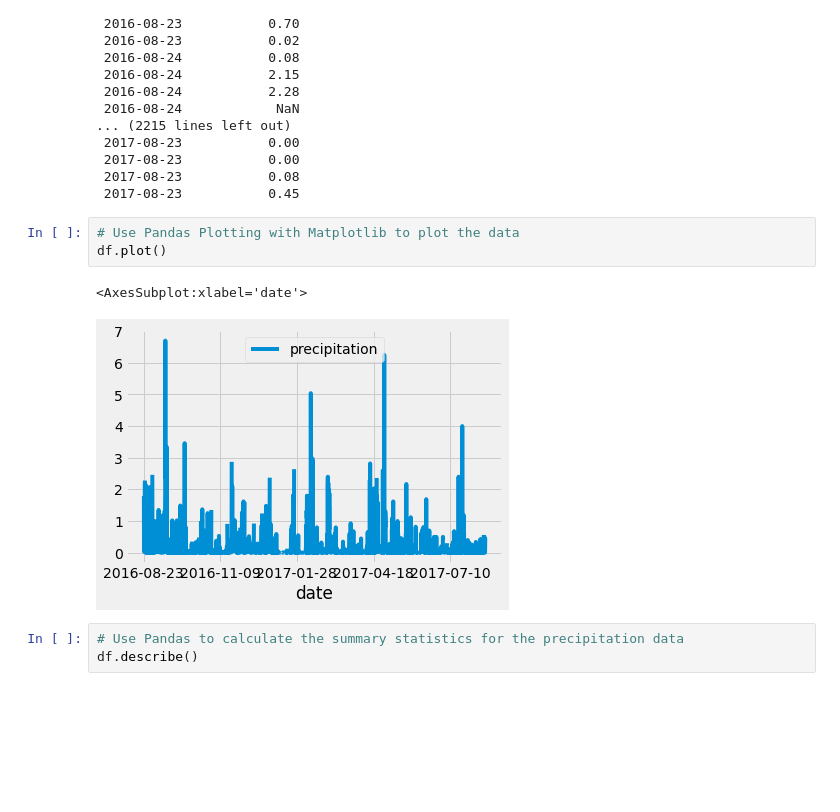
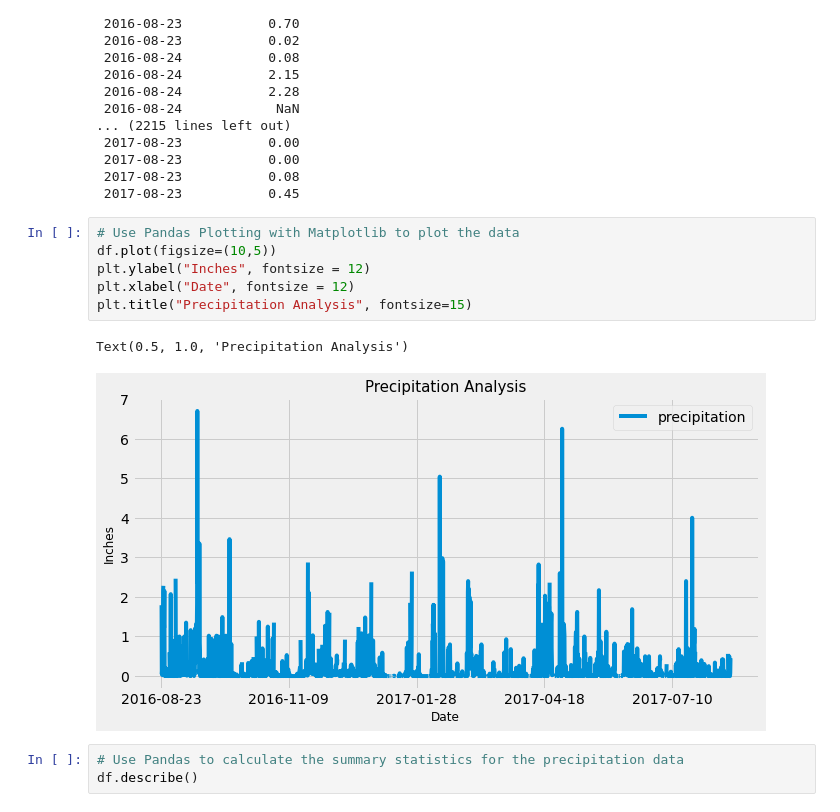
Before and after one commit to KristinaCastro/surfs_up, a Jupyter notebook: climate_analysis.ipynb, the cells around one changed output. Drawn from its saved outputs; the diff is of its cells as text; blank space fills up the shorter version.

```diff
--- a/climate_analysis.ipynb
+++ b/climate_analysis.ipynb
@@ -76,10 +76,13 @@ print(df.to_string(index=False)) #print the sorted list without the index
  2017-08-23           0.45
 # %%
 # Use Pandas Plotting with Matplotlib to plot the data
-df.plot()
+df.plot(figsize=(10,5))
+plt.ylabel("Inches", fontsize = 12)
+plt.xlabel("Date", fontsize = 12)
+plt.title("Precipitation Analysis", fontsize=15)
 # %% [output]
-<AxesSubplot:xlabel='date'>
+Text(0.5, 1.0, 'Precipitation Analysis')
-[figure, old version]
+[figure, new version]
 # %%
 # Use Pandas to calculate the summary statistics for the precipitation data
 df.describe()
```
Also changed, not shown: parts of 2 cells of this notebook, 2 other files.
